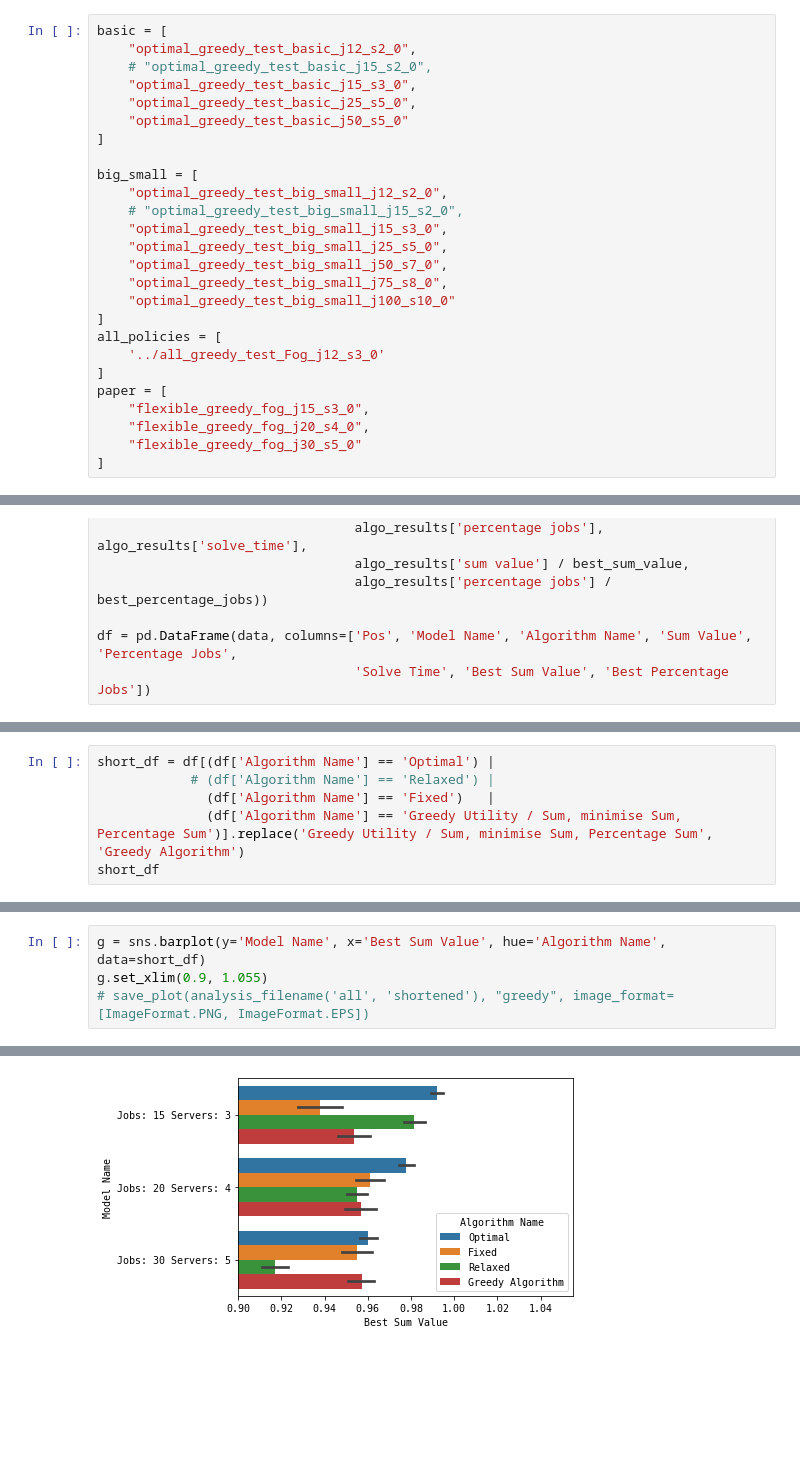
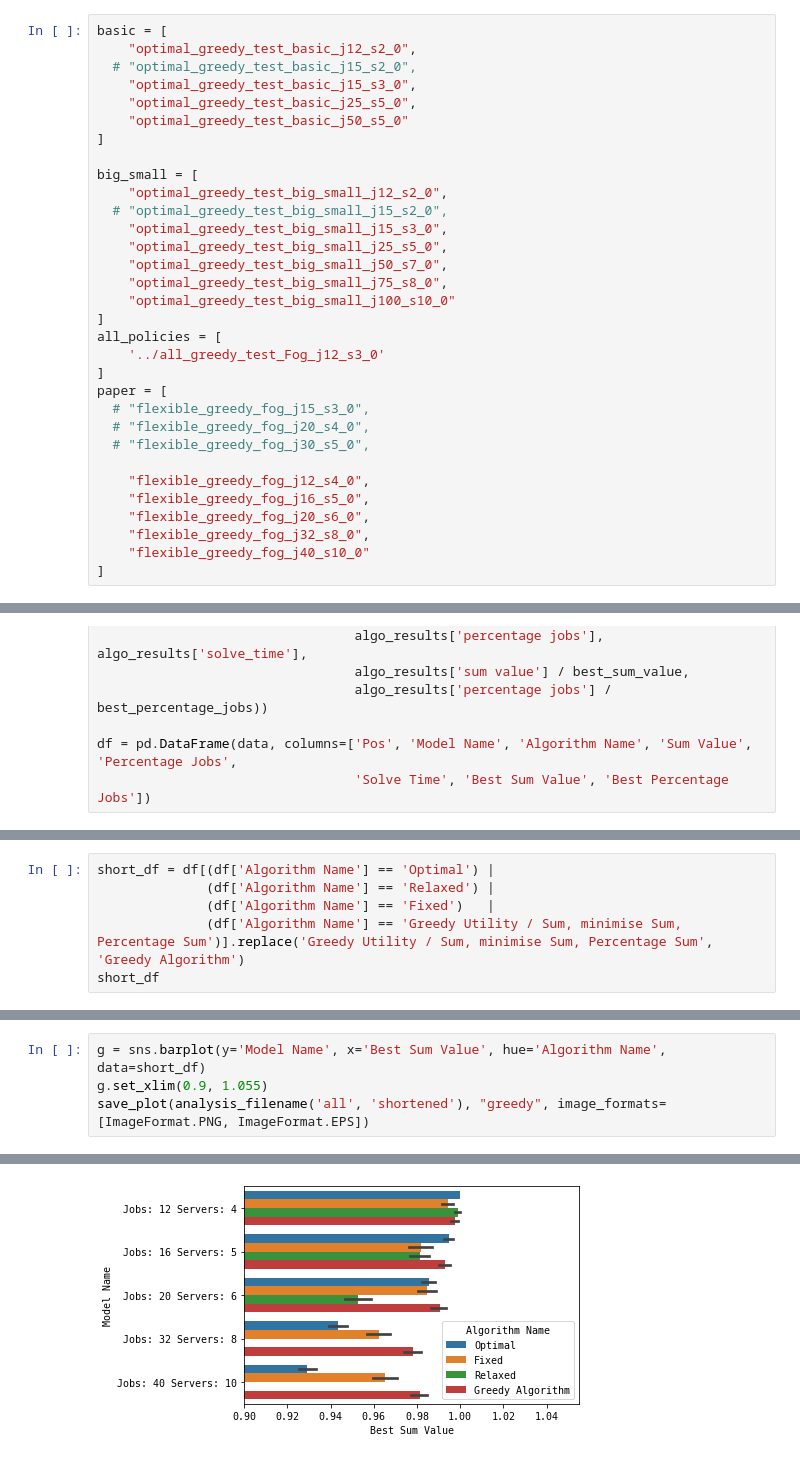
Before and after one commit to pseudo-rnd-thoughts/Elastic-Resource-Allocation, a Jupyter notebook: testing/analysis/greedy_analysis.ipynb, the cells around one changed output, grey strips where cells are left out. Drawn from its saved outputs; the diff is of its cells as text; blank space fills up the shorter version.

```diff
--- a/testing/analysis/greedy_analysis.ipynb
+++ b/testing/analysis/greedy_analysis.ipynb
@@ -25,7 +25,7 @@ from core.core import decode_filename, save_plot, analysis_filename, ImageFormat
 # %%
 basic = [
     "optimal_greedy_test_basic_j12_s2_0",
-    # "optimal_greedy_test_basic_j15_s2_0",
+  # "optimal_greedy_test_basic_j15_s2_0",
     "optimal_greedy_test_basic_j15_s3_0",
     "optimal_greedy_test_basic_j25_s5_0",
     "optimal_greedy_test_basic_j50_s5_0"
@@ -33,7 +33,7 @@ basic = [
 
 big_small = [
     "optimal_greedy_test_big_small_j12_s2_0",
-    # "optimal_greedy_test_big_small_j15_s2_0",
+  # "optimal_greedy_test_big_small_j15_s2_0",
     "optimal_greedy_test_big_small_j15_s3_0",
     "optimal_greedy_test_big_small_j25_s5_0",
     "optimal_greedy_test_big_small_j50_s7_0",
@@ -44,9 +44,15 @@ all_policies = [
     '../all_greedy_test_Fog_j12_s3_0'
 ]
 paper = [
-    "flexible_greedy_fog_j15_s3_0",
-    "flexible_greedy_fog_j20_s4_0",
-    "flexible_greedy_fog_j30_s5_0"
+  # "flexible_greedy_fog_j15_s3_0",
+  # "flexible_greedy_fog_j20_s4_0",
+  # "flexible_greedy_fog_j30_s5_0",
+
+    "flexible_greedy_fog_j12_s4_0",
+    "flexible_greedy_fog_j16_s5_0",
+    "flexible_greedy_fog_j20_s6_0",
+    "flexible_greedy_fog_j32_s8_0",
+    "flexible_greedy_fog_j40_s10_0"
 ]
 # %%
 encoded_filenames = paper
@@ -162,7 +168,7 @@ array(['Optimal', 'Fixed', 'Relaxed',
        'Greedy Random, minimise Random, Sum of speeds'], dtype=object)
 # %%
 short_df = df[(df['Algorithm Name'] == 'Optimal') |
-            # (df['Algorithm Name'] == 'Relaxed') |
+              (df['Algorithm Name'] == 'Relaxed') |
               (df['Algorithm Name'] == 'Fixed')   |
               (df['Algorithm Name'] == 'Greedy Utility / Sum, minimise Sum, Percentage Sum')].replace('Greedy Utility / Sum, minimise Sum, Percentage Sum', 'Greedy Algorithm')
 short_df
@@ -183,5 +189,5 @@ short_df
 # %%
 g = sns.barplot(y='Model Name', x='Best Sum Value', hue='Algorithm Name', data=short_df)
 g.set_xlim(0.9, 1.055)
-# save_plot(analysis_filename('all', 'shortened'), "greedy", image_format=[ImageFormat.PNG, ImageFormat.EPS])
+save_plot(analysis_filename('all', 'shortened'), "greedy", image_formats=[ImageFormat.PNG, ImageFormat.EPS])
 # %% [output]
@@ -189 +200 @@ g.set_xlim(0.9, 1.055)
-[figure, old version]
+[figure, new version]
```
Also changed, not shown: parts of 4 cells of this notebook, 22 other files.
